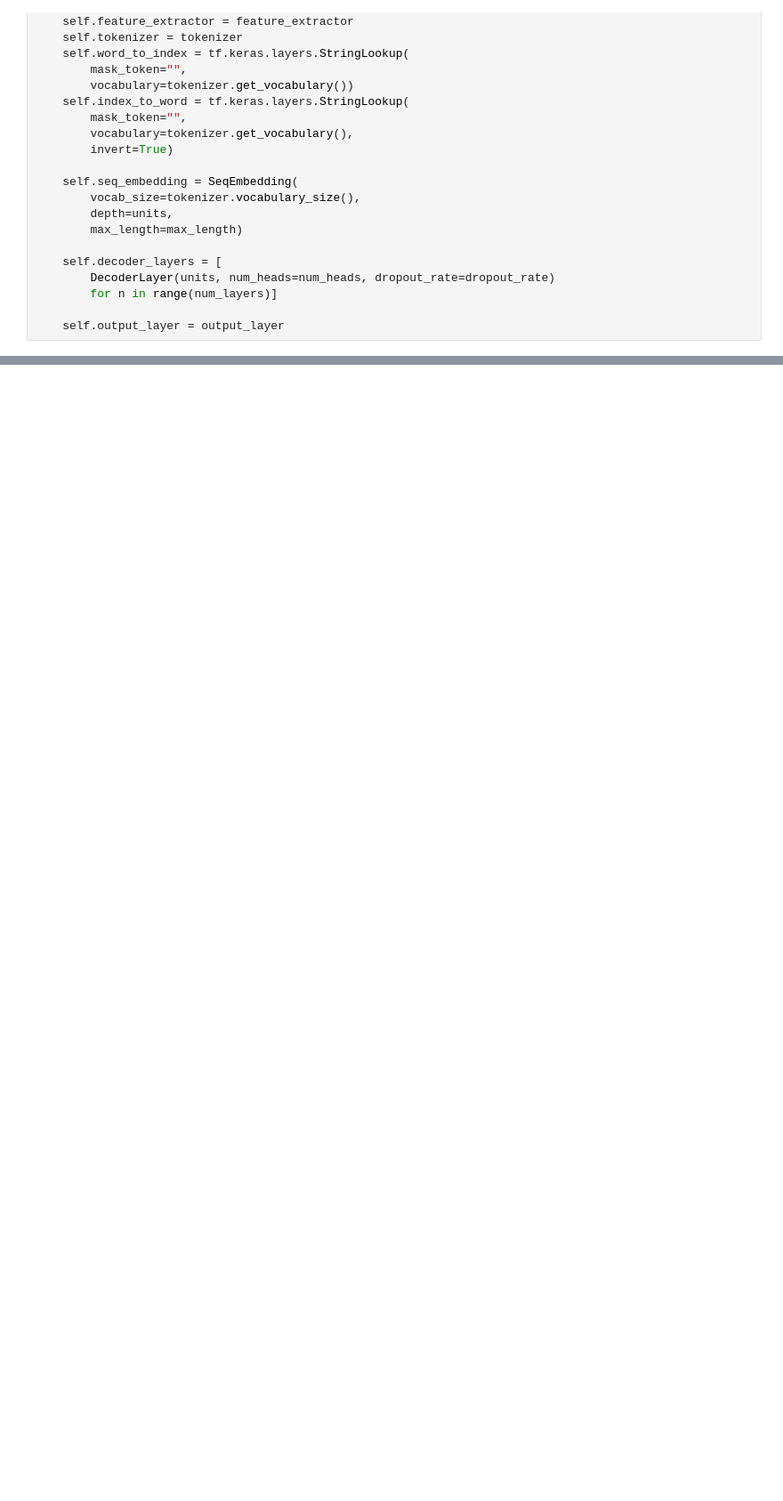
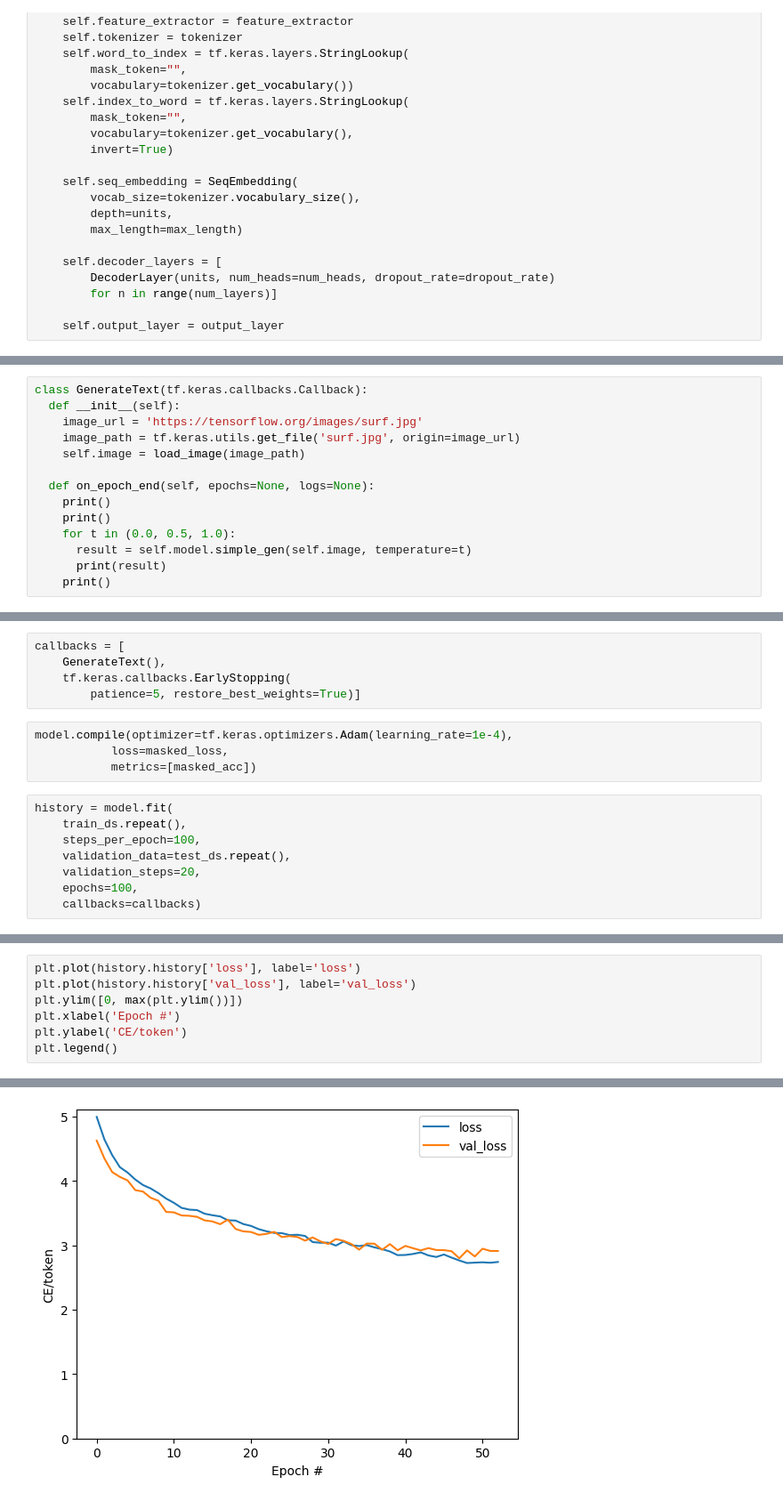
Before and after one commit to JPD-Research/translationWork, a Jupyter notebook: image-captioning.ipynb, the cells around one changed output, grey strips where cells are left out. Shown at 89% size. Cells and saved outputs as stored; diff of their text form; blank space fills up the shorter version.

Commit message:
trained and captioning arbitrary images.

```diff
--- a/image-captioning.ipynb
+++ b/image-captioning.ipynb
@@ -647,0 +746,14 @@ class Captioner(tf.keras.Model):
+# %%
+class GenerateText(tf.keras.callbacks.Callback):
+  def __init__(self):
+    image_url = 'https://tensorflow.org/images/surf.jpg'
+    image_path = tf.keras.utils.get_file('surf.jpg', origin=image_url)
+    self.image = load_image(image_path)
+
+  def on_epoch_end(self, epochs=None, logs=None):
+    print()
+    print()
+    for t in (0.0, 0.5, 1.0):
+      result = self.model.simple_gen(self.image, temperature=t)
+      print(result)
+    print()
@@ -647,0 +768,17 @@ class Captioner(tf.keras.Model):
+# %%
+callbacks = [
+    GenerateText(),
+    tf.keras.callbacks.EarlyStopping(
+        patience=5, restore_best_weights=True)]
+# %%
+model.compile(optimizer=tf.keras.optimizers.Adam(learning_rate=1e-4),
+           loss=masked_loss,
+           metrics=[masked_acc])
+# %%
+history = model.fit(
+    train_ds.repeat(),
+    steps_per_epoch=100,
+    validation_data=test_ds.repeat(),
+    validation_steps=20,
+    epochs=100,
+    callbacks=callbacks)
@@ -647,0 +803,8 @@ class Captioner(tf.keras.Model):
+# %%
+plt.plot(history.history['loss'], label='loss')
+plt.plot(history.history['val_loss'], label='val_loss')
+plt.ylim([0, max(plt.ylim())])
+plt.xlabel('Epoch #')
+plt.ylabel('CE/token')
+plt.legend()
+# %% [output]
@@ -647,0 +812 @@ class Captioner(tf.keras.Model):
+[figure, added]
```
Also changed, not shown: parts of 23 cells of this notebook, 1 other file.
